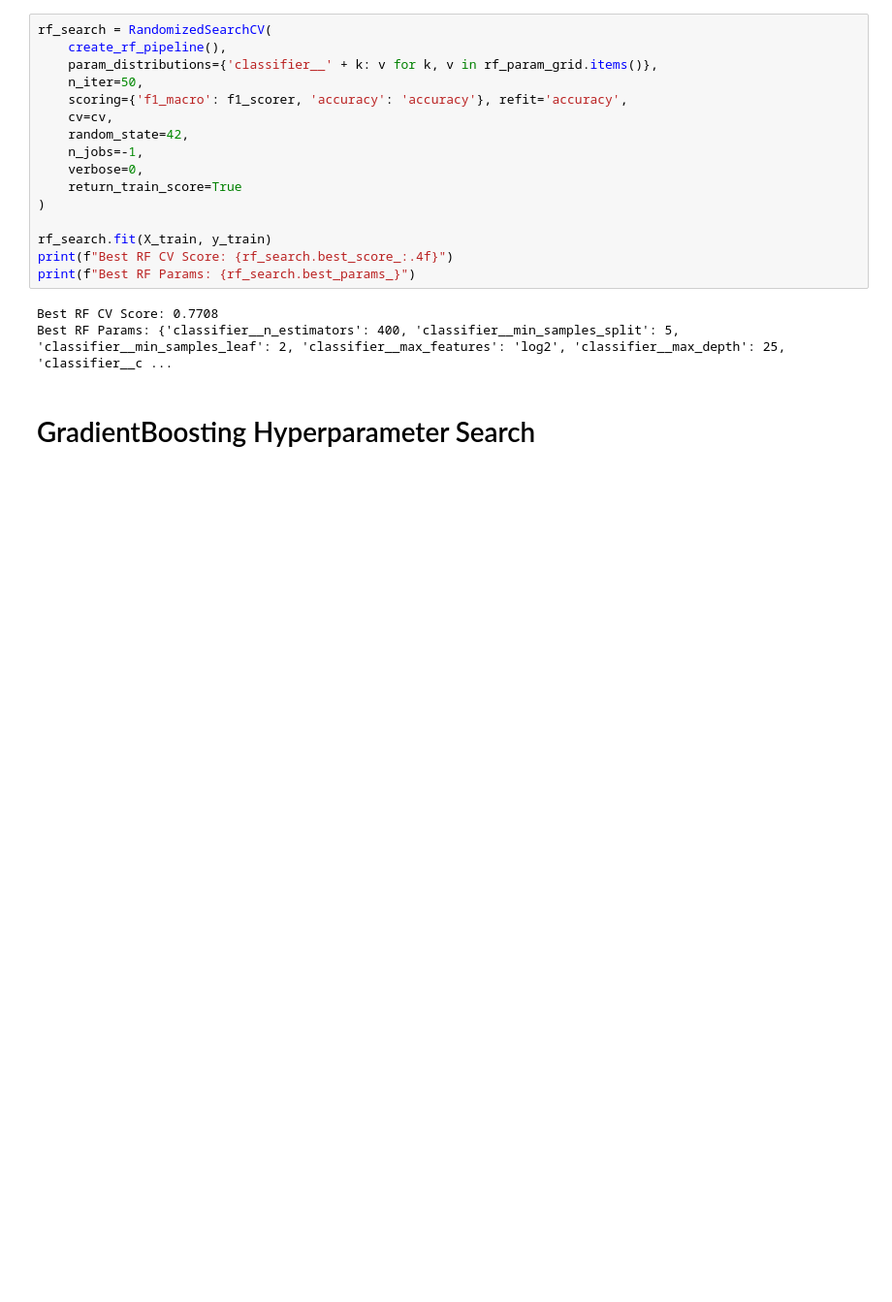
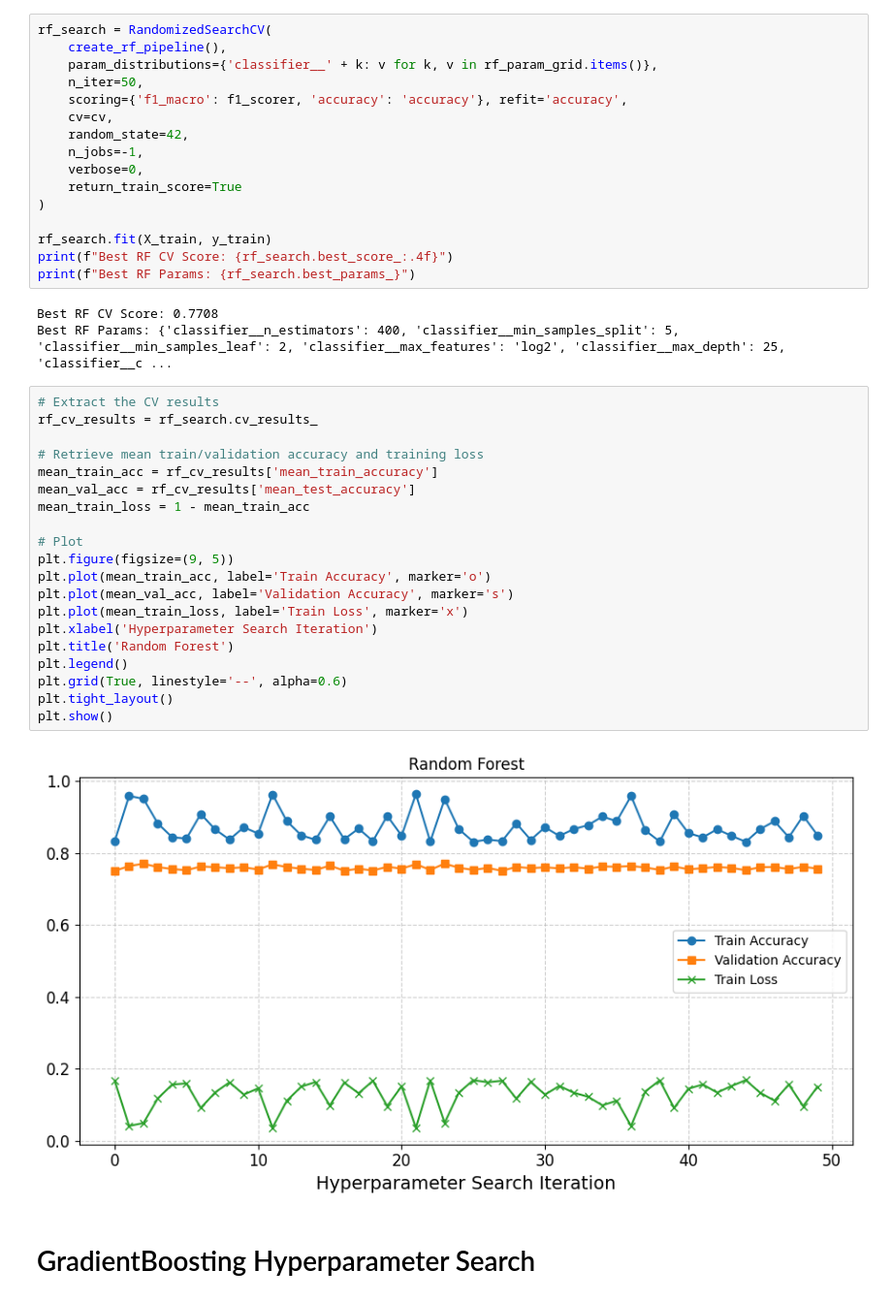
Before and after one commit to doxncwfn/mlassignmenthcmut, a Jupyter notebook: src/hypertuning.ipynb, the cells around one changed output. Shown at 97% size. Drawn from its saved outputs; the diff is of its cells as text; blank space fills up the shorter version.

```diff
--- a/src/hypertuning.ipynb
+++ b/src/hypertuning.ipynb
@@ -377,6 +376,28 @@ print(f"Best RF Params: {rf_search.best_params_}")
 # %% [output]
 Best RF CV Score: 0.7708
 Best RF Params: {'classifier__n_estimators': 400, 'classifier__min_samples_split': 5, 'classifier__min_samples_leaf': 2, 'classifier__max_features': 'log2', 'classifier__max_depth': 25, 'classifier__c ...
+# %%
+# Extract the CV results
+rf_cv_results = rf_search.cv_results_
+
+# Retrieve mean train/validation accuracy and training loss
+mean_train_acc = rf_cv_results['mean_train_accuracy']
+mean_val_acc = rf_cv_results['mean_test_accuracy']
+mean_train_loss = 1 - mean_train_acc
+
+# Plot
+plt.figure(figsize=(9, 5))
+plt.plot(mean_train_acc, label='Train Accuracy', marker='o')
+plt.plot(mean_val_acc, label='Validation Accuracy', marker='s')
+plt.plot(mean_train_loss, label='Train Loss', marker='x')
+plt.xlabel('Hyperparameter Search Iteration')
+plt.title('Random Forest')
+plt.legend()
+plt.grid(True, linestyle='--', alpha=0.6)
+plt.tight_layout()
+plt.show()
+# %% [output]
+[figure, added]
 # %% [markdown]
 # GradientBoosting Hyperparameter Search
 # %%
```
Also changed, not shown: parts of 8 cells of this notebook, 3 other files.
